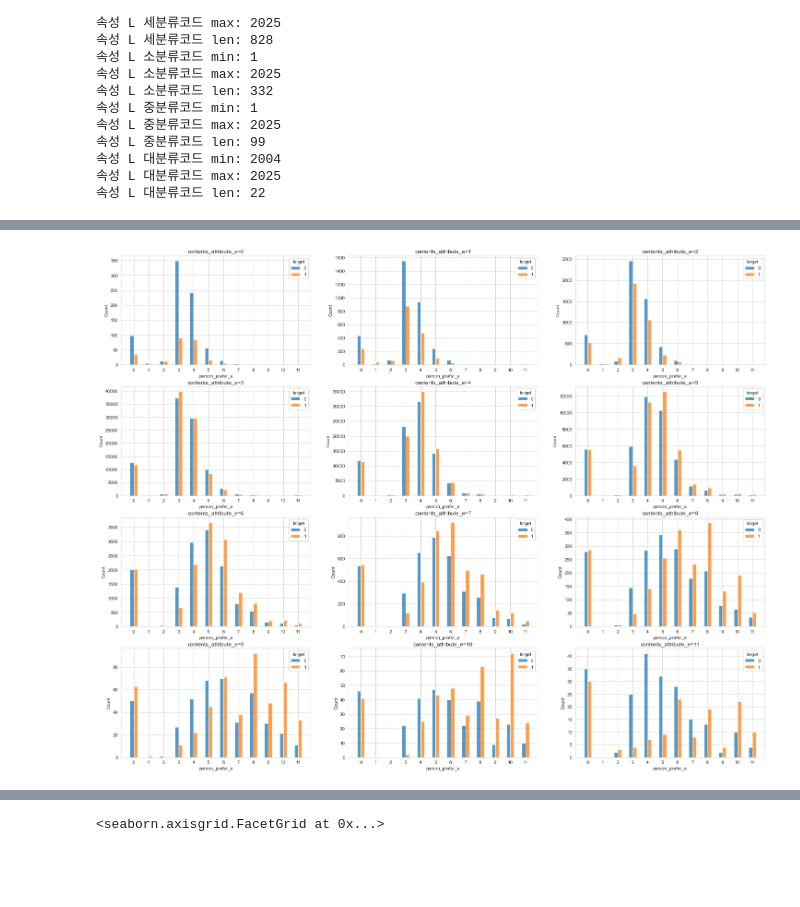
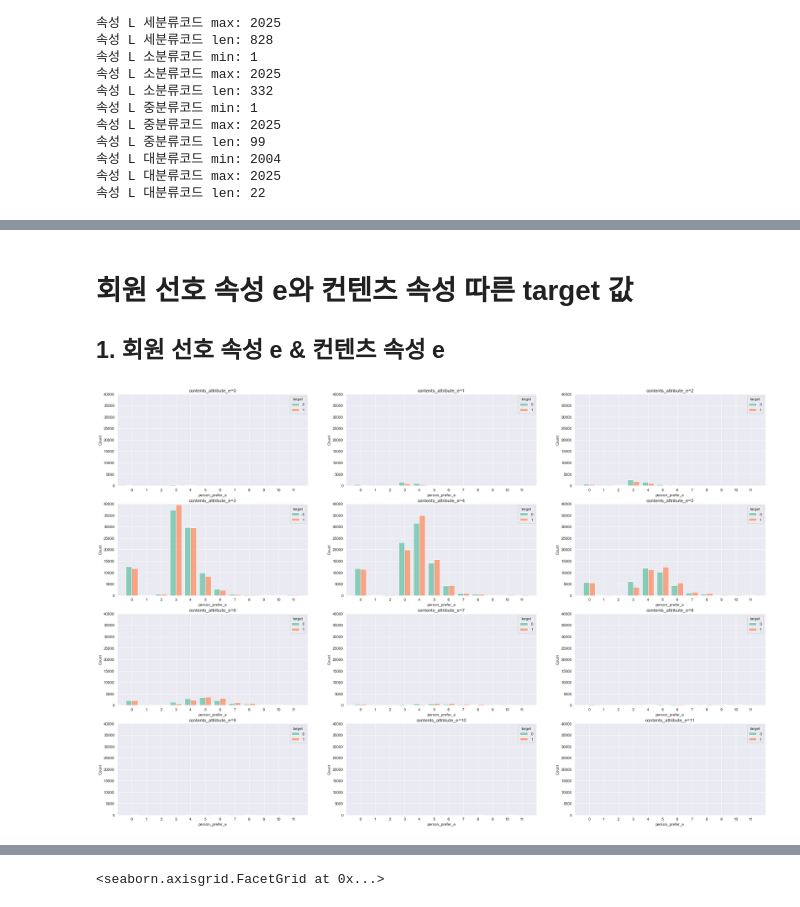
Before and after one commit to joniekwon/dacon, a Jupyter notebook: jobcare/day1-EDA.ipynb, the cells around one changed output, grey strips where cells are left out. Drawn from its saved outputs; the diff is of its cells as text; code cells hidden in the pictures; blank space fills up the shorter version.

```diff
--- a/jobcare/day1-EDA.ipynb
+++ b/jobcare/day1-EDA.ipynb
@@ -309,0 +315,8 @@ sns.factorplot('person_prefer_e','contents_attribute_e', hue='target', data = tr
+# %%
+fig, ax = plt.subplots(nrows=1, ncols=2, figsize=(25, 5))
+
+for i in range(2):
+    sns.histplot(x ='contents_attribute_a', hue='target', data = train[train['person_attribute_a']==i+1], ax=ax[i],
+                 multiple='dodge', element='bars', discrete=True, shrink=.8, palette='Set2')
+    ax[i].set(xticks=range(1,len(train['contents_attribute_a'].unique())+1,1), title=f'person_attribute_a={i+1}')
+plt.show()
@@ -309,0 +341,8 @@ sns.factorplot('person_prefer_e','contents_attribute_e', hue='target', data = tr
+# %%
+fig, ax = plt.subplots(nrows=1, ncols=2, figsize=(25, 5))
+
+for i in range(2):
+    sns.histplot(x ='person_attribute_a_1', hue='target', data = train[train['person_attribute_a']==i+1], ax=ax[i],
+                 multiple='dodge', element='bars', discrete=True, shrink=.8, palette='Set2')
+    ax[i].set(xticks=range(0,len(train['person_attribute_a_1'].unique()),1), title=f'person_attribute_a={i+1}')
+plt.show()
@@ -309,0 +363,8 @@ sns.factorplot('person_prefer_e','contents_attribute_e', hue='target', data = tr
+# %%
+fig, ax = plt.subplots(nrows=1, ncols=2, figsize=(25, 5))
+
+for i in range(2):
+    sns.histplot(x ='person_attribute_b', hue='target', data = train[train['person_attribute_a']==i+1], ax=ax[i],
+                 multiple='dodge', element='bars', discrete=True, shrink=.8, palette='Set2')
+    ax[i].set(xticks=range(0,len(train['person_attribute_b'].unique()),1), title=f'person_attribute_a={i+1}')
+plt.show()
@@ -309,0 +403,3 @@ sns.factorplot('person_prefer_e','contents_attribute_e', hue='target', data = tr
+# %%
+f, ax = plt.subplots(figsize=(20, 20))
+ax = sns.heatmap(train[corr_cols].corr(),cmap = plt.cm.RdYlBu_r, annot=True, vmin=-0.0040, vmax = 0.3)
@@ -310,10 +408,13 @@ sns.factorplot('person_prefer_e','contents_attribute_e', hue='target', data = tr
+# %% [markdown]
+# 회원 선호 속성 e와 컨텐츠 속성 따른 target 값
+## 1. 회원 선호 속성 e & 컨텐츠 속성 e
 # %%
-fig, ax = plt.subplots(nrows=(len(train['contents_attribute_e'].unique())//3), ncols=3, figsize=(25, 20))
+fig, ax = plt.subplots(nrows=(len(train['contents_attribute_e'].unique())//3), ncols=3, figsize=(30, 20))
 
 for i in range(len(train['contents_attribute_e'].unique())):
     sns.histplot(x ='person_prefer_e', hue='target', data = train[train['contents_attribute_e']==i], ax=ax[i//3][i%3],
-                 multiple='dodge', element='bars', discrete=True, shrink=.5)
-    ax[i//3][i%3].set(xticks=range(0,len(train['contents_attribute_e'].unique()),1), title=f'contents_attribute_e={i}')
+                 multiple='dodge', element='bars', discrete=True, shrink=.8, palette='Set2')
+    ax[i//3][i%3].set(xticks=range(0,len(train['person_prefer_e'].unique()),1), ylim=[0,40000],title=f'contents_attribute_e={i}')
 plt.show()
 # %% [output]
-[figure, old version]
+[figure, new version]
```
Also changed, not shown: parts of 63 cells of this notebook.
